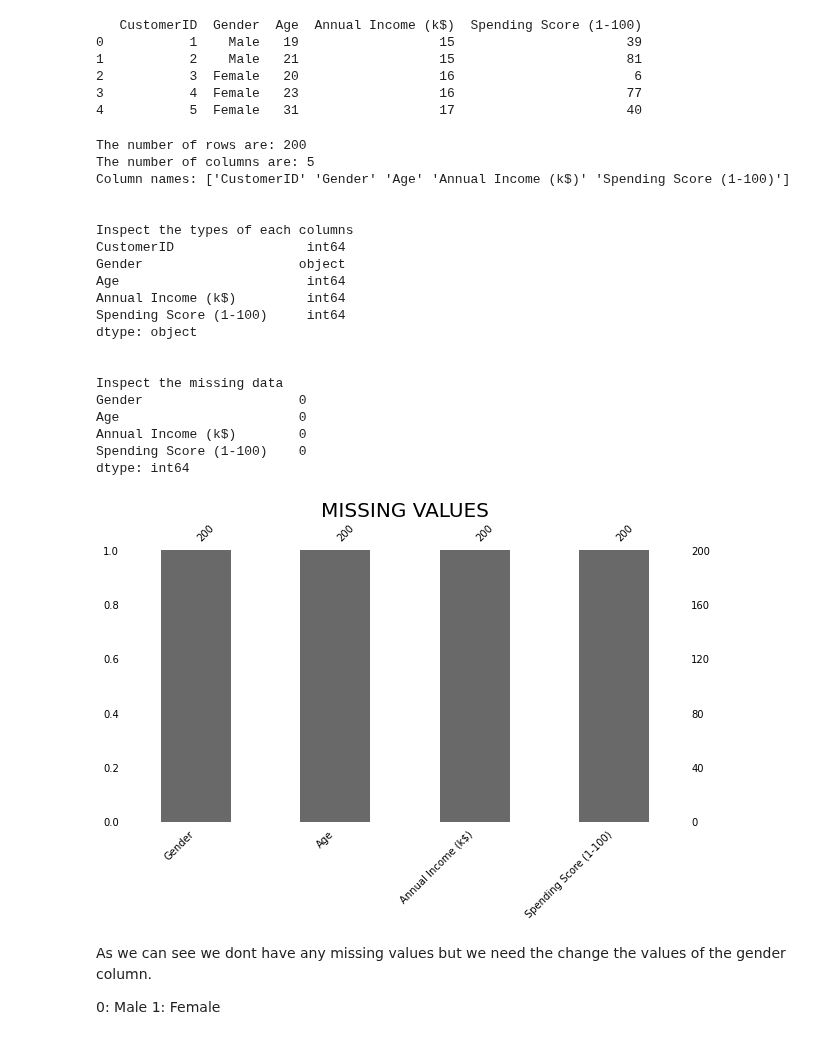
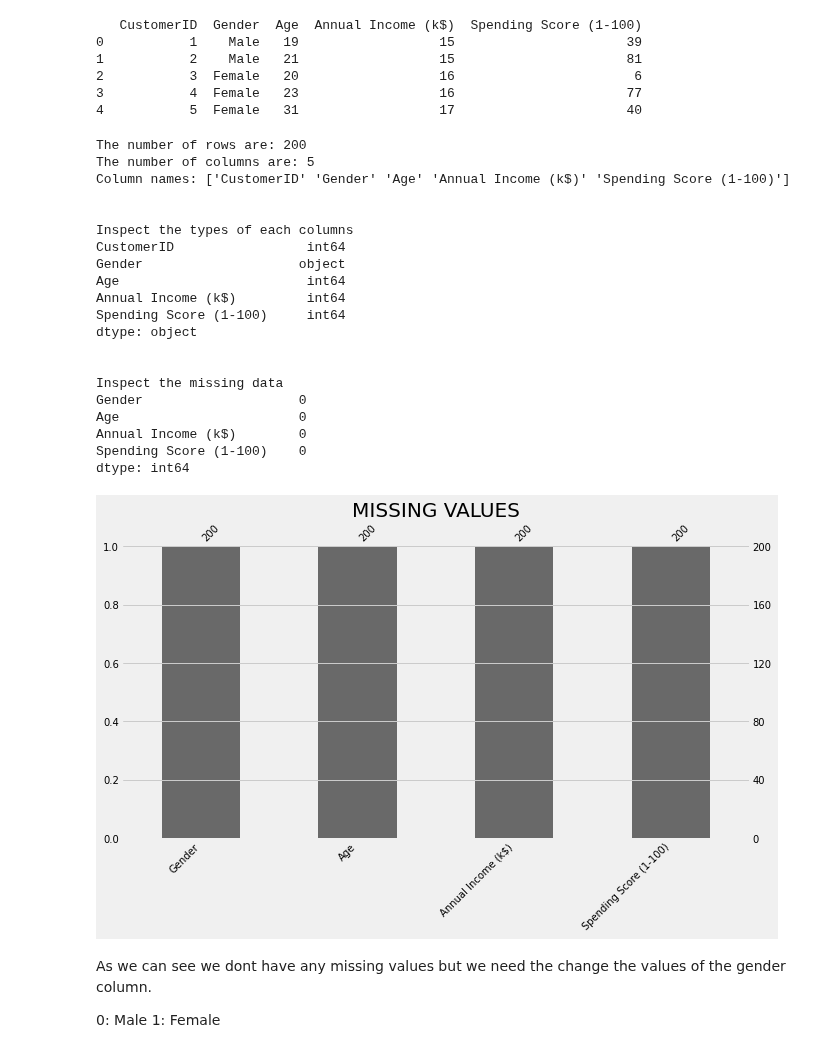
Before and after one commit to martinnss/Customer-Segmentation-with-KMeans-and-Affinity-Propagation, a Jupyter notebook: costumer_segmentation_kmeans.ipynb, the cells around one changed output. Saved outputs shown, nothing was run; the diff lists cells and outputs as text; code cells hidden in the pictures.

```diff
--- a/costumer_segmentation_kmeans.ipynb
+++ b/costumer_segmentation_kmeans.ipynb
@@ -35,38 +34,39 @@ print('Inspect the types of each columns')
 print(data.dtypes)
 print('\n')
 print('Inspect the missing data')
+plt.style.use('fivethirtyeight')
 
 #Delete the CustomerID columns because its irrelevant
 data.drop(columns='CustomerID',inplace=True)
 
 #plot the missing data to visualize more easily
 print(data.isna().sum())
 
 msno.bar(data,fontsize=10,figsize=(10,5))
 plt.title('MISSING VALUES',fontsize=20)
 plt.show()
 # %% [output]
 The number of rows are: 200
 The number of columns are: 5
 Column names: ['CustomerID' 'Gender' 'Age' 'Annual Income (k$)' 'Spending Score (1-100)']
 
 
 Inspect the types of each columns
 CustomerID                 int64
 Gender                    object
 Age                        int64
 Annual Income (k$)         int64
 Spending Score (1-100)     int64
 dtype: object
 
 
 Inspect the missing data
 Gender                    0
 Age                       0
 Annual Income (k$)        0
 Spending Score (1-100)    0
 dtype: int64
-[figure, old version]
+[figure, new version]
 # %% [markdown]
 As we can see we dont have any missing values but we need the change the values of the gender column.
 
```
Also changed, not shown: parts of 4 cells of this notebook.
